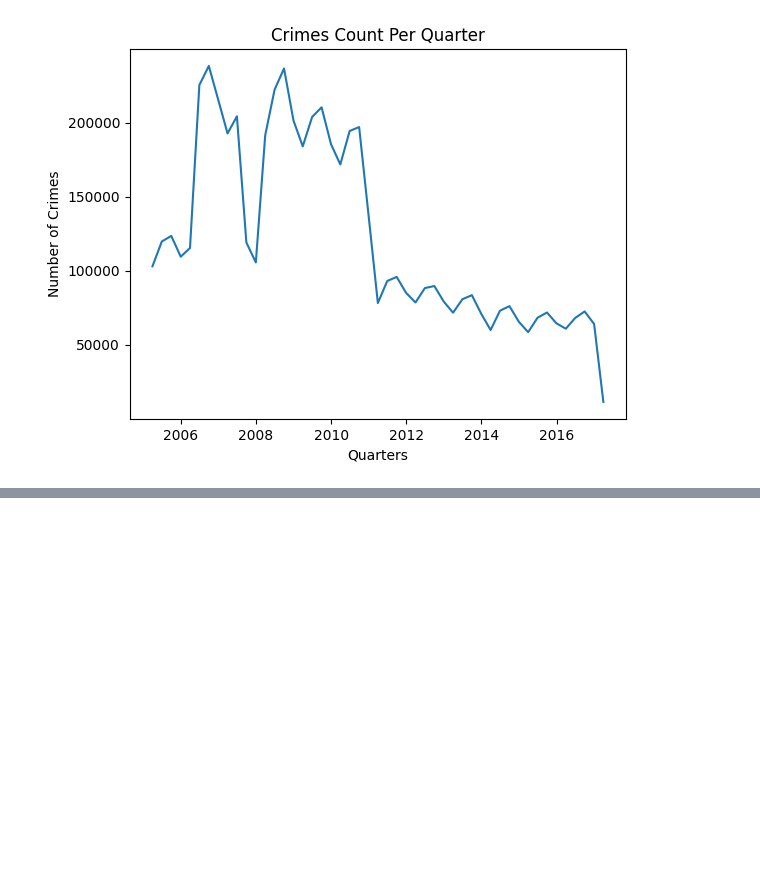
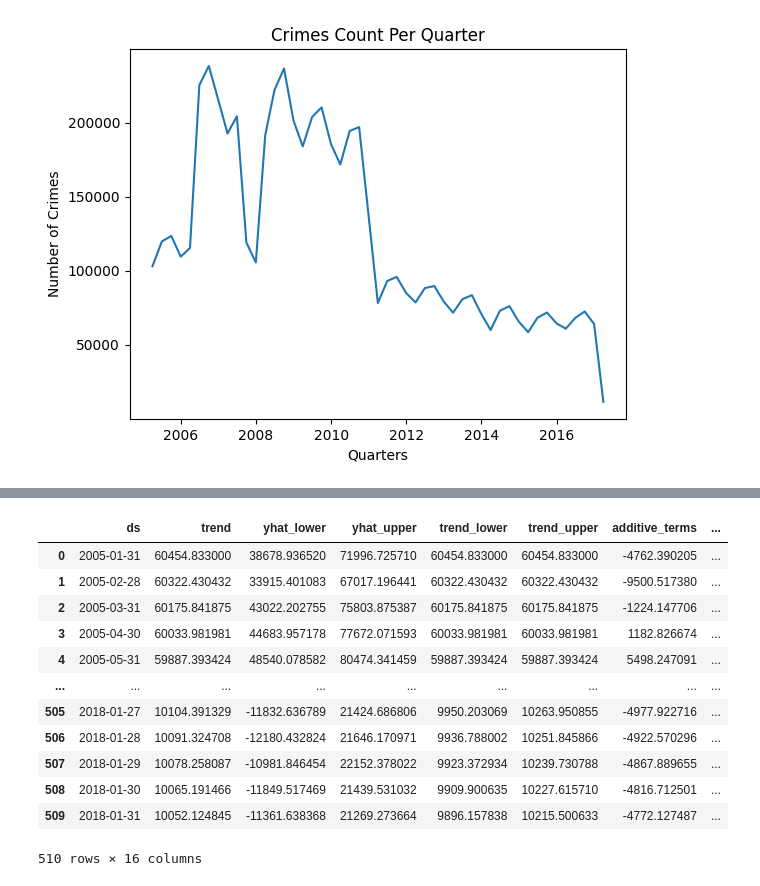
Before and after one commit to iAadiDev/ML_P03_PTS_Chicago-Crime-Rate, a Jupyter notebook: ML_P03_PTS_Chicago-Crime-Rate.ipynb, the cells around one changed output, grey strips where cells are left out. Cells and saved outputs as stored; diff of their text form; code cells hidden in the pictures; blank space fills up the shorter version.

```diff
--- a/ML_P03_PTS_Chicago-Crime-Rate.ipynb
+++ b/ML_P03_PTS_Chicago-Crime-Rate.ipynb
@@ -255,0 +345,16 @@ Text(0, 0.5, 'Number of Crimes')
+# %%
+forecast
+# %% [output]
+|  | ds | trend | yhat_lower | yhat_upper | trend_lower | trend_upper | additive_terms | ... |
+| 0 | 2005-01-31 | 60454.833000 | 38678.936520 | 71996.725710 | 60454.833000 | 60454.833000 | -4762.390205 | ... |
+| 1 | 2005-02-28 | 60322.430432 | 33915.401083 | 67017.196441 | 60322.430432 | 60322.430432 | -9500.517380 | ... |
+| 2 | 2005-03-31 | 60175.841875 | 43022.202755 | 75803.875387 | 60175.841875 | 60175.841875 | -1224.147706 | ... |
+| 3 | 2005-04-30 | 60033.981981 | 44683.957178 | 77672.071593 | 60033.981981 | 60033.981981 | 1182.826674 | ... |
+| 4 | 2005-05-31 | 59887.393424 | 48540.078582 | 80474.341459 | 59887.393424 | 59887.393424 | 5498.247091 | ... |
+| ... | ... | ... | ... | ... | ... | ... | ... | ... |
+| 505 | 2018-01-27 | 10104.391329 | -11832.636789 | 21424.686806 | 9950.203069 | 10263.950855 | -4977.922716 | ... |
+| 506 | 2018-01-28 | 10091.324708 | -12180.432824 | 21646.170971 | 9936.788002 | 10251.845866 | -4922.570296 | ... |
+| 507 | 2018-01-29 | 10078.258087 | -10981.846454 | 22152.378022 | 9923.372934 | 10239.730788 | -4867.889655 | ... |
+| 508 | 2018-01-30 | 10065.191466 | -11849.517469 | 21439.531032 | 9909.900635 | 10227.615710 | -4816.712501 | ... |
+| 509 | 2018-01-31 | 10052.124845 | -11361.638368 | 21269.273664 | 9896.157838 | 10215.500633 | -4772.127487 | ... |
+510 rows × 16 columns
```
Also changed, not shown: parts of 15 cells of this notebook.
